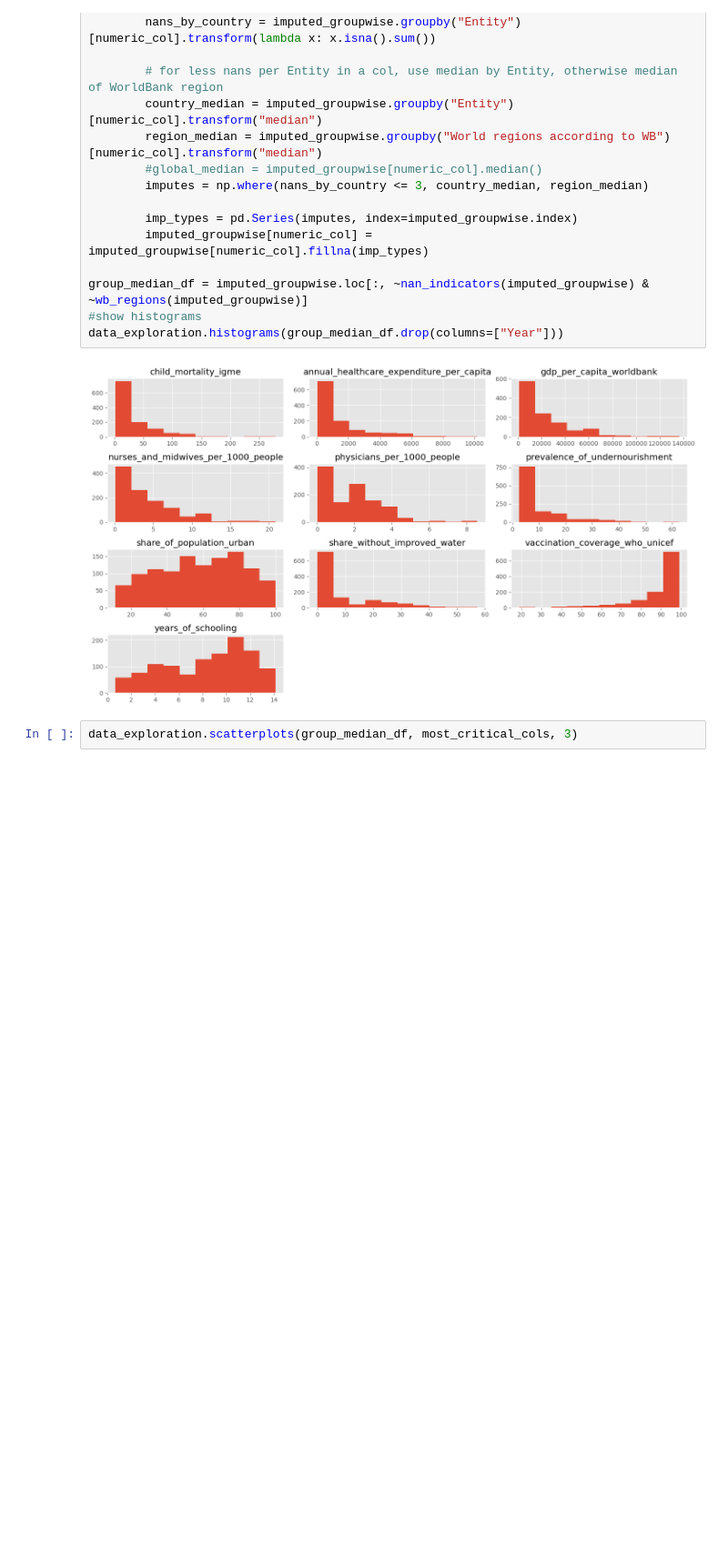
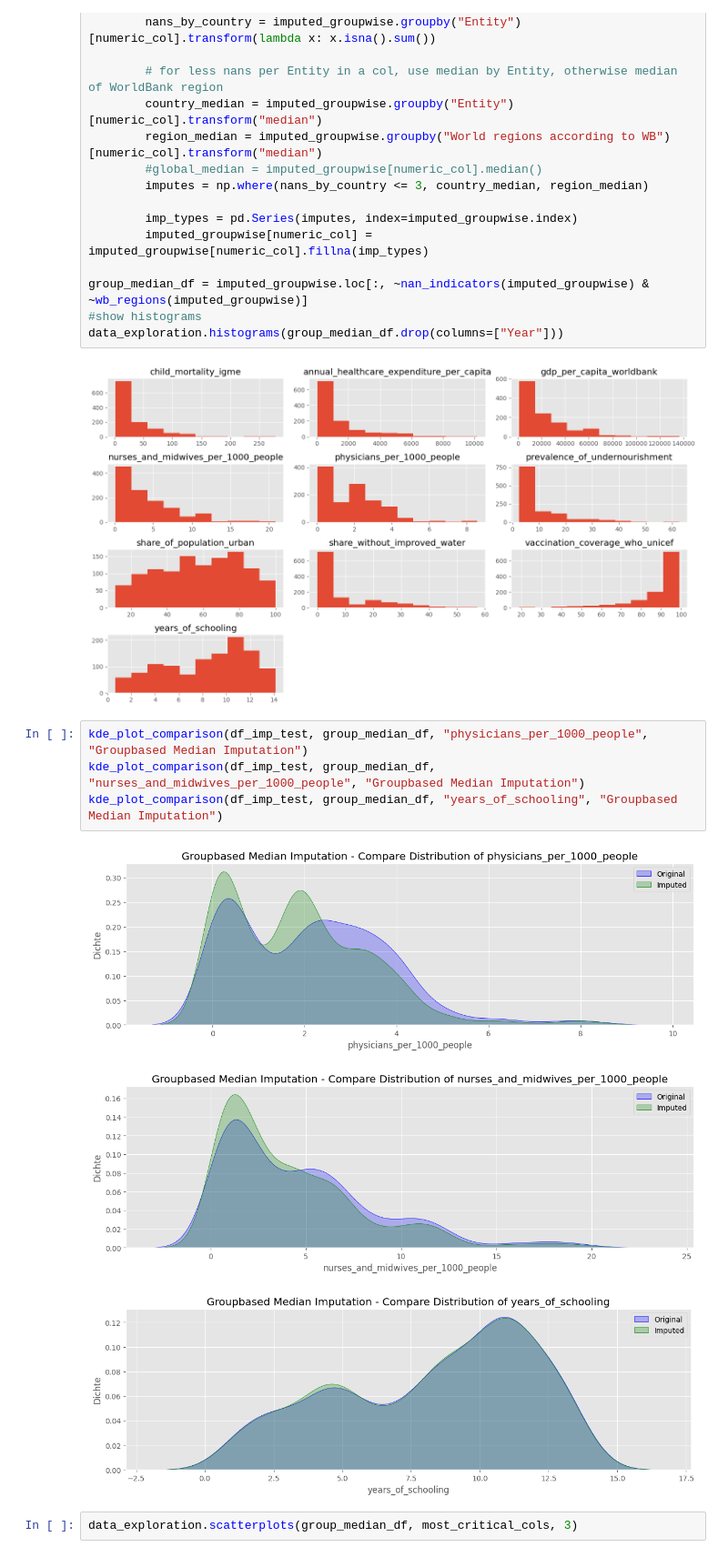
Before and after one commit to HamzahFayad/master_thesis_child_mortality, a Jupyter notebook: 01_notebooks/2_data_preprocessing.ipynb, the cells around one changed output. Shown at 91% size. Drawn from its saved outputs; the diff is of its cells as text; blank space fills up the shorter version.

Commit message:
update: 3rd imptation kde plots

```diff
--- a/01_notebooks/2_data_preprocessing.ipynb
+++ b/01_notebooks/2_data_preprocessing.ipynb
@@ -214,6 +214,14 @@ group_median_df = imputed_groupwise.loc[:, ~nan_indicators(imputed_groupwise) &
 data_exploration.histograms(group_median_df.drop(columns=["Year"]))
 # %% [output]
 [figure]
+# %%
+kde_plot_comparison(df_imp_test, group_median_df, "physicians_per_1000_people", "Groupbased Median Imputation")
+kde_plot_comparison(df_imp_test, group_median_df, "nurses_and_midwives_per_1000_people", "Groupbased Median Imputation")
+kde_plot_comparison(df_imp_test, group_median_df, "years_of_schooling", "Groupbased Median Imputation")
+# %% [output]
+[figure, added]
+[figure, added]
+[figure, added]
 # %%
 data_exploration.scatterplots(group_median_df, most_critical_cols, 3)
 # %% [output]
```
